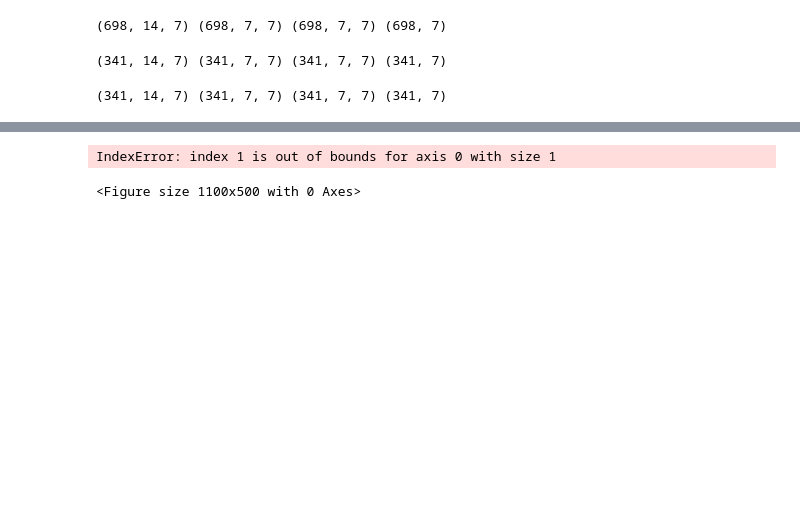
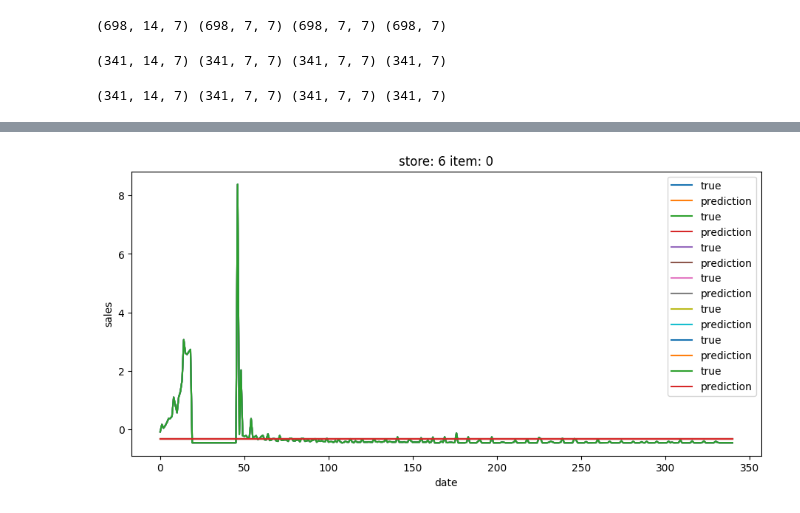
Before and after one commit to samuell07/timeseries-forecasting, a Jupyter notebook: covid_deaths/models/covid-deaths-gnn.ipynb, the cells around one changed output, grey strips where cells are left out. Drawn from its saved outputs; the diff is of its cells as text; code cells hidden in the pictures; blank space fills up the shorter version.

```diff
--- a/covid_deaths/models/covid-deaths-gnn.ipynb
+++ b/covid_deaths/models/covid-deaths-gnn.ipynb
@@ -494,6 +500,5 @@ def plot_predictions(y_true, y_pred, store, item):
 # %%
 plt.figure(figsize=(11, 5))
-plot_predictions(reverse_test, pred_test_all, 6, 1)
+plot_predictions(reverse_test, pred_test_all, 6, 0)
 # %% [output]
-IndexError: index 1 is out of bounds for axis 0 with size 1
-<Figure size 1100x500 with 0 Axes>
+[figure, added]
```
Also changed, not shown: parts of 13 cells of this notebook, 12 other files.
